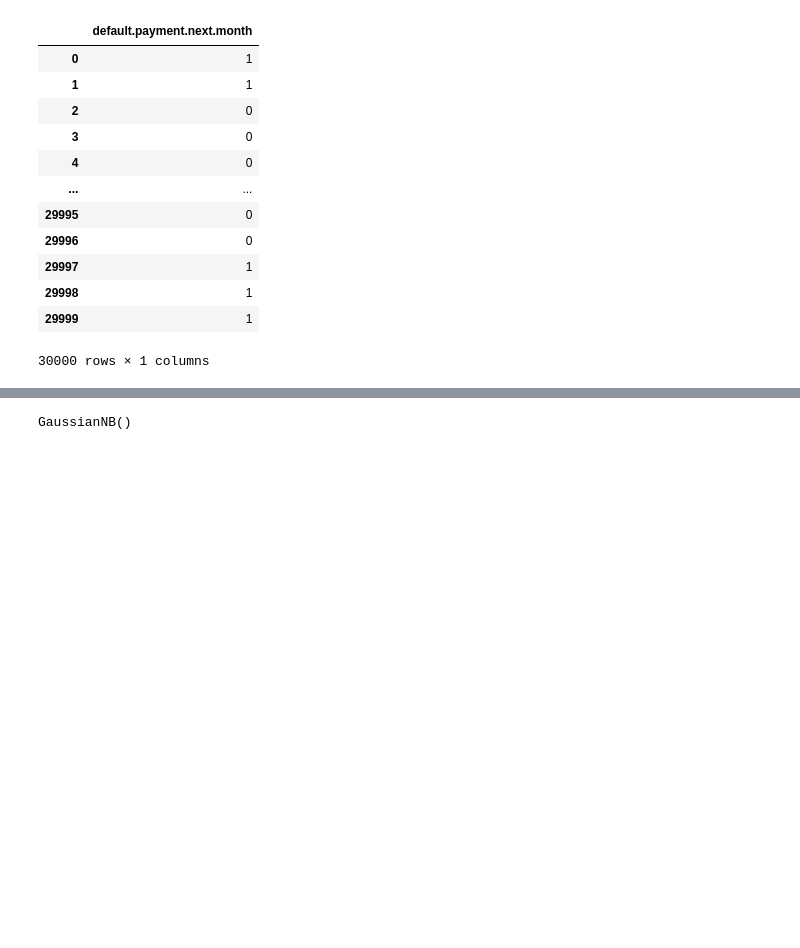
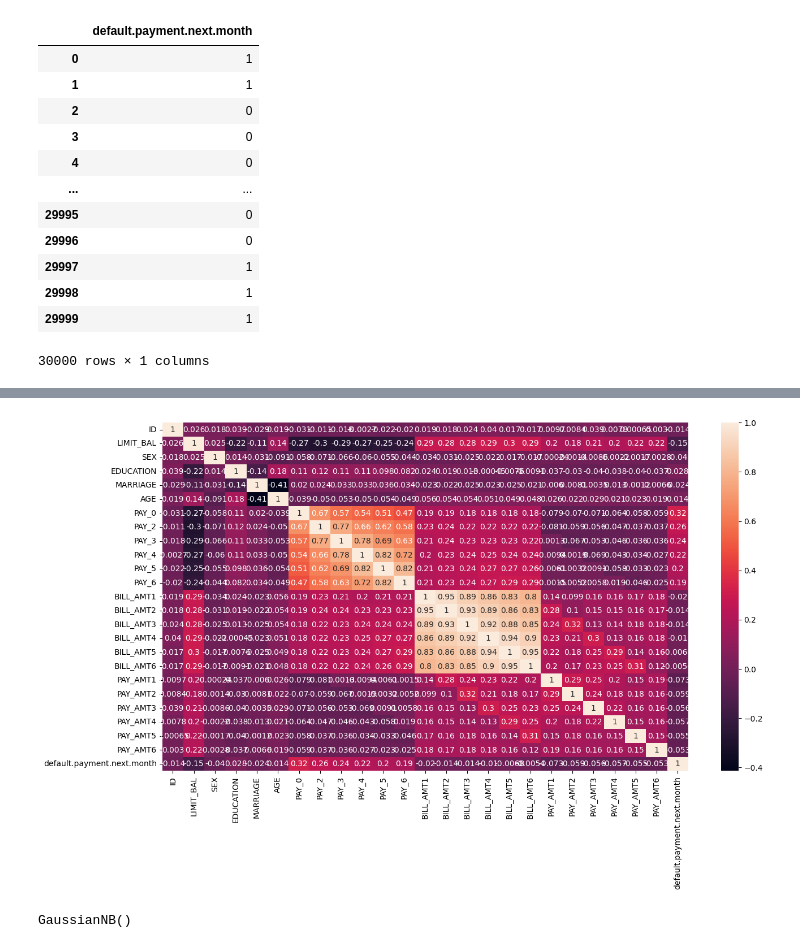
Before and after one commit to SuchindraKumar/Credit-Card-Default-Prediction, a Jupyter notebook: notebooks/EDA.ipynb, the cells around one changed output, grey strips where cells are left out. Drawn from its saved outputs; the diff is of its cells as text; code cells hidden in the pictures; blank space fills up the shorter version.

```diff
--- a/notebooks/EDA.ipynb
+++ b/notebooks/EDA.ipynb
@@ -102,3 +126,10 @@ y
+# %%
+##Correlation
+plt.figure(figsize=(15, 8))
+sns.heatmap(data.corr(),annot=True)
+plt.show()
+# %% [output]
+[figure, added]
 # %%
 import sklearn
 import scipy
```
Also changed, not shown: parts of 2 cells of this notebook.
